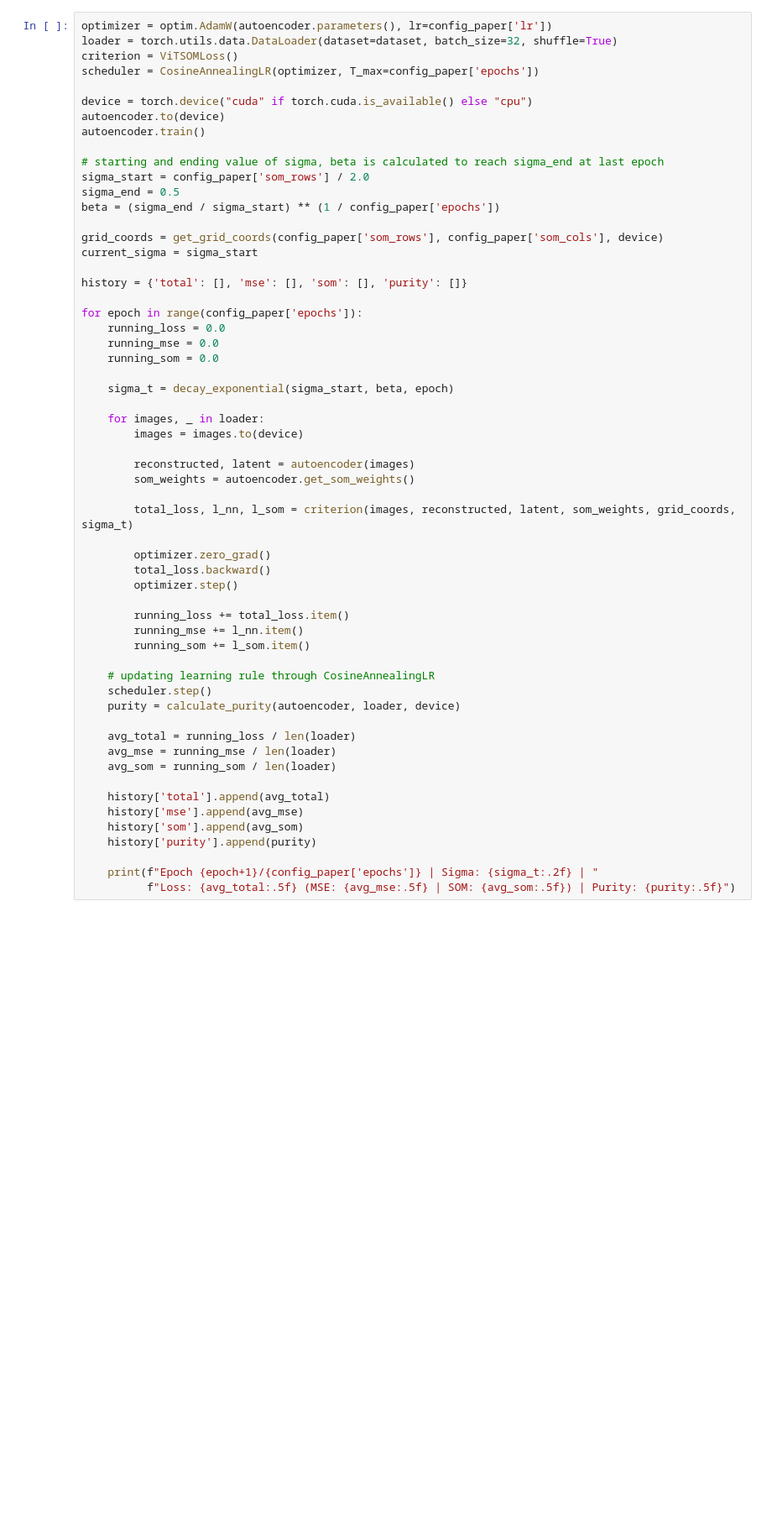
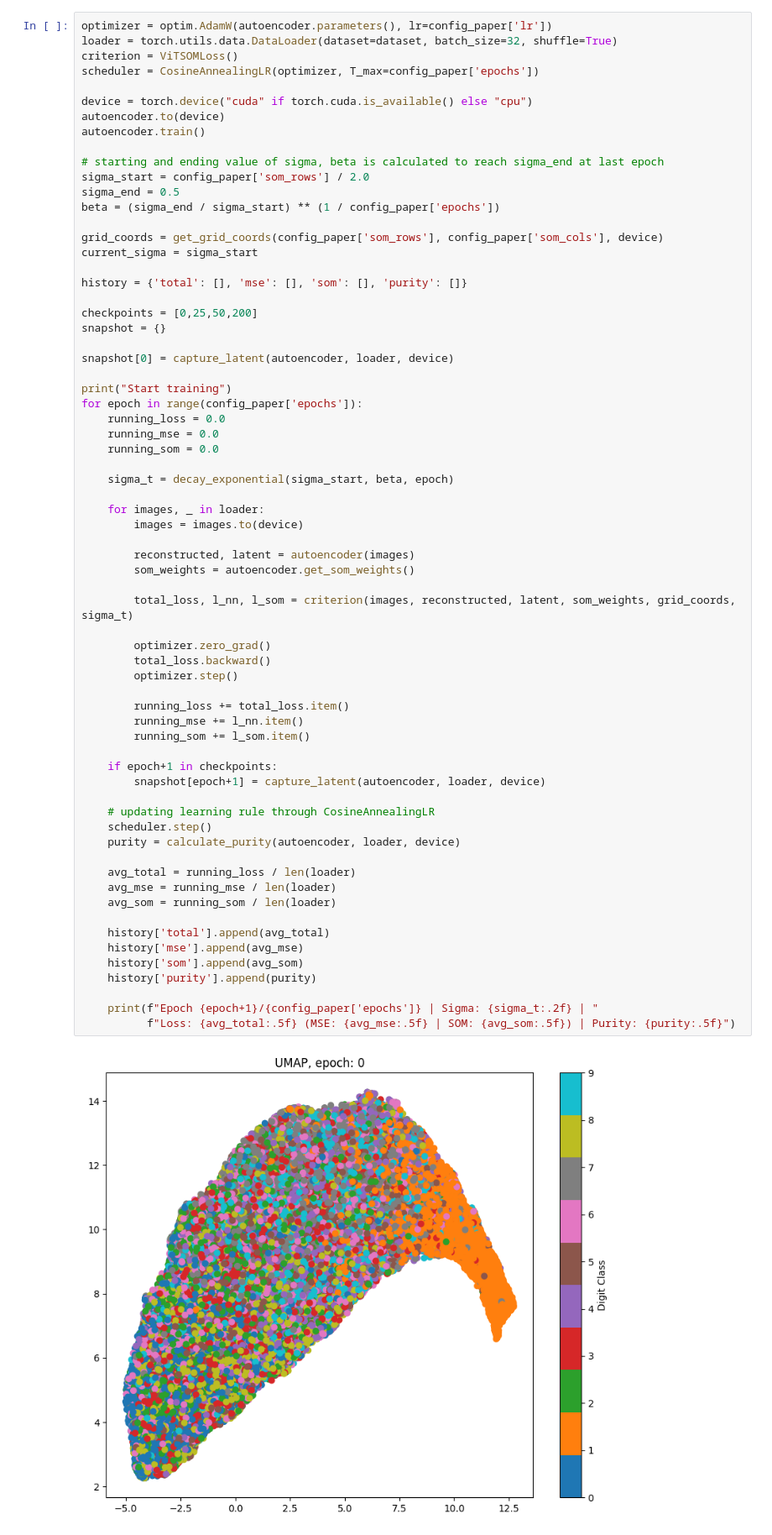
Before and after one commit to hanzltom/ViT-GHSOM, a Jupyter notebook: ViT-SOM/ViT-SOM_training.ipynb, the cells around one changed output. Shown at 84% size. Saved outputs shown, nothing was run; the diff lists cells and outputs as text; blank space fills up the shorter version.

Commit message:
umap visualization

```diff
--- a/ViT-SOM/ViT-SOM_training.ipynb
+++ b/ViT-SOM/ViT-SOM_training.ipynb
@@ -75,6 +75,12 @@ current_sigma = sigma_start
 
 history = {'total': [], 'mse': [], 'som': [], 'purity': []}
 
+checkpoints = [0,25,50,200]
+snapshot = {}
+
+snapshot[0] = capture_latent(autoencoder, loader, device)
+
+print("Start training")
 for epoch in range(config_paper['epochs']):
     running_loss = 0.0
     running_mse = 0.0
@@ -87,30 +93,34 @@ for epoch in range(config_paper['epochs']):
 
         reconstructed, latent = autoencoder(images)
         som_weights = autoencoder.get_som_weights()
 
         total_loss, l_nn, l_som = criterion(images, reconstructed, latent, som_weights, grid_coords, sigma_t)
 
         optimizer.zero_grad()
         total_loss.backward()
         optimizer.step()
 
         running_loss += total_loss.item()
         running_mse += l_nn.item()
         running_som += l_som.item()
 
+    if epoch+1 in checkpoints:
+        snapshot[epoch+1] = capture_latent(autoencoder, loader, device)
+
     # updating learning rule through CosineAnnealingLR
     scheduler.step()
     purity = calculate_purity(autoencoder, loader, device)
 
     avg_total = running_loss / len(loader)
     avg_mse = running_mse / len(loader)
     avg_som = running_som / len(loader)
 
     history['total'].append(avg_total)
     history['mse'].append(avg_mse)
     history['som'].append(avg_som)
     history['purity'].append(purity)
 
     print(f"Epoch {epoch+1}/{config_paper['epochs']} | Sigma: {sigma_t:.2f} | "
           f"Loss: {avg_total:.5f} (MSE: {avg_mse:.5f} | SOM: {avg_som:.5f}) | Purity: {purity:.5f}")
 # %% [output]
+[figure, added]
```
Also changed, not shown: parts of 3 cells of this notebook, 1 other file.
